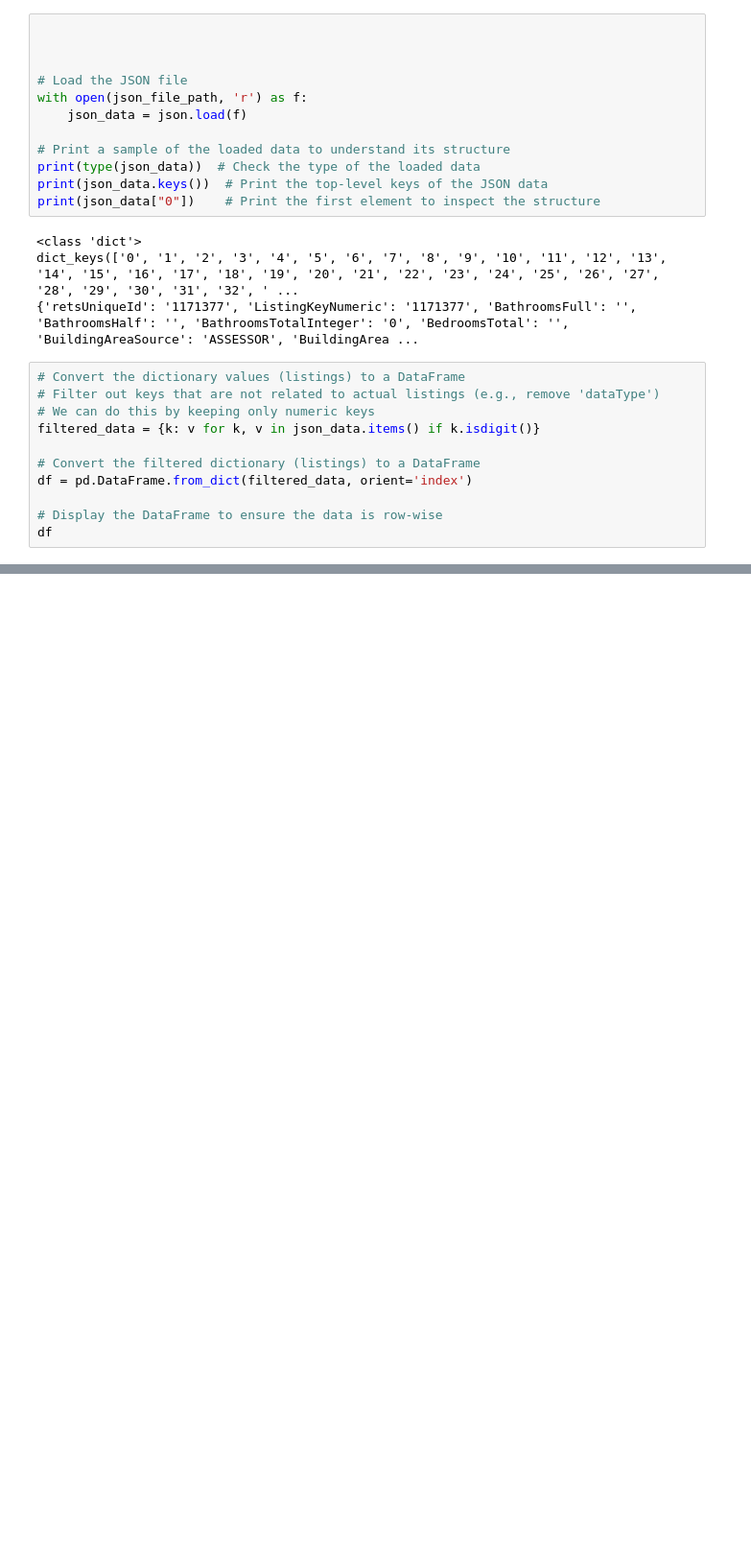
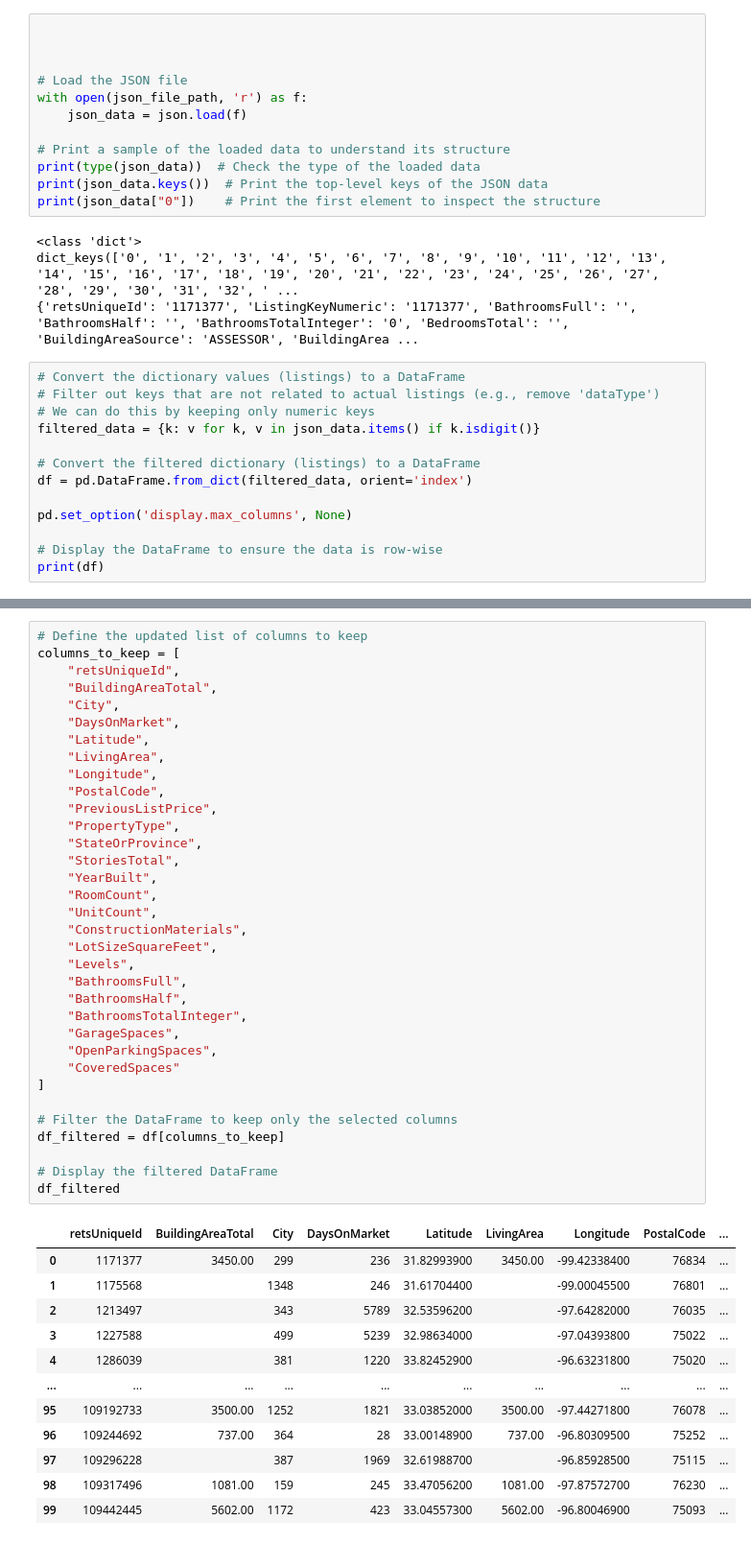
Before and after one commit to Santicorts/Price-Prediction---Project-4-, a Jupyter notebook: Brain.ipynb, the cells around one changed output, grey strips where cells are left out. Shown: that part at 96% size. Drawn from its saved outputs; the diff is of its cells as text; blank space fills up the shorter version.

Commit message:
Cleaned data

```diff
--- a/Brain.ipynb
+++ b/Brain.ipynb
@@ -49,6 +49,8 @@ filtered_data = {k: v for k, v in json_data.items() if k.isdigit()}
 # Convert the filtered dictionary (listings) to a DataFrame
 df = pd.DataFrame.from_dict(filtered_data, orient='index')
 
+pd.set_option('display.max_columns', None)
+
 # Display the DataFrame to ensure the data is row-wise
-df
+print(df)
 # %% [output]
@@ -67,0 +86,47 @@ df
+# %%
+# Define the updated list of columns to keep
+columns_to_keep = [
+    "retsUniqueId",
+    "BuildingAreaTotal",
+    "City",
+    "DaysOnMarket",
+    "Latitude",
+    "LivingArea",
+    "Longitude",
+    "PostalCode",
+    "PreviousListPrice",
+    "PropertyType",
+    "StateOrProvince",
+    "StoriesTotal",
+    "YearBuilt",
+    "RoomCount",
+    "UnitCount",
+    "ConstructionMaterials",
+    "LotSizeSquareFeet",
+    "Levels",
+    "BathroomsFull",
+    "BathroomsHalf",
+    "BathroomsTotalInteger",
+    "GarageSpaces",
+    "OpenParkingSpaces",
+    "CoveredSpaces"
+]
+
+# Filter the DataFrame to keep only the selected columns
+df_filtered = df[columns_to_keep]
+
+# Display the filtered DataFrame
+df_filtered
+# %% [output]
+|  | retsUniqueId | BuildingAreaTotal | City | DaysOnMarket | Latitude | LivingArea | Longitude | PostalCode | ... |
+| 0 | 1171377 | 3450.00 | 299 | 236 | 31.82993900 | 3450.00 | -99.42338400 | 76834 | ... |
+| 1 | 1175568 |  | 1348 | 246 | 31.61704400 |  | -99.00045500 | 76801 | ... |
+| 2 | 1213497 |  | 343 | 5789 | 32.53596200 |  | -97.64282000 | 76035 | ... |
+| 3 | 1227588 |  | 499 | 5239 | 32.98634000 |  | -97.04393800 | 75022 | ... |
+| 4 | 1286039 |  | 381 | 1220 | 33.82452900 |  | -96.63231800 | 75020 | ... |
+| ... | ... | ... | ... | ... | ... | ... | ... | ... | ... |
+| 95 | 109192733 | 3500.00 | 1252 | 1821 | 33.03852000 | 3500.00 | -97.44271800 | 76078 | ... |
+| 96 | 109244692 | 737.00 | 364 | 28 | 33.00148900 | 737.00 | -96.80309500 | 75252 | ... |
+| 97 | 109296228 |  | 387 | 1969 | 32.61988700 |  | -96.85928500 | 75115 | ... |
+| 98 | 109317496 | 1081.00 | 159 | 245 | 33.47056200 | 1081.00 | -97.87572700 | 76230 | ... |
+| 99 | 109442445 | 5602.00 | 1172 | 423 | 33.04557300 | 5602.00 | -96.80046900 | 75093 | ... |
```
Also changed, not shown: parts of 5 cells of this notebook.
